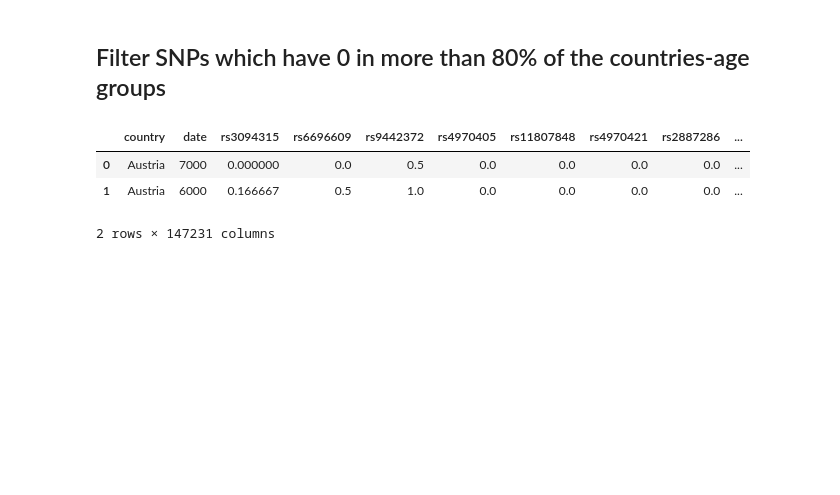
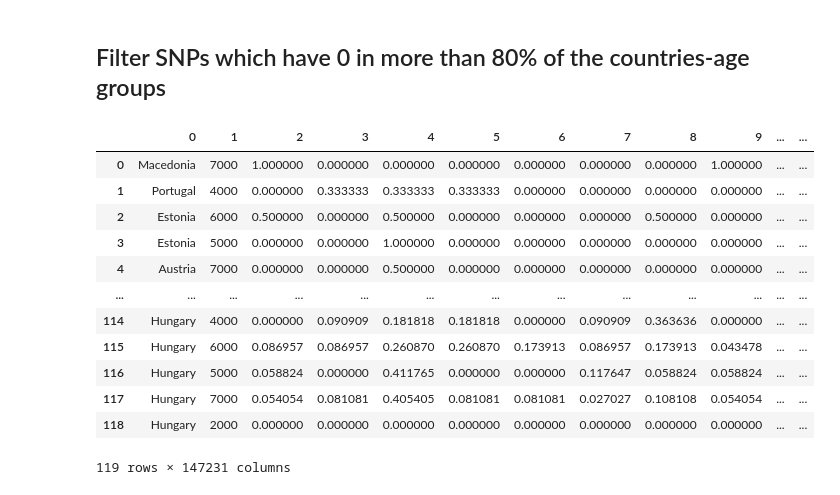
Before and after one commit to aradar46/Geographic_Population_Structure_GPS, a Jupyter notebook: 1_raw2freq.ipynb, the cells around one changed output. Cells and saved outputs as stored; diff of their text form; code cells hidden in the pictures; blank space fills up the shorter version.

```diff
--- a/1_raw2freq.ipynb
+++ b/1_raw2freq.ipynb
@@ -154,11 +159,22 @@ if __name__ == '__main__':
 # %% [markdown]
 ## Filter SNPs which have 0 in more than 80% of the countries-age groups
 # %%
+import pandas as pd
 df = pd.read_csv('Data/1_raw2freq/S1_freq.csv', sep='\t', header=None)
 #firts coumn name is country and from second to last column name is columns[5:]
-df.columns = ['country'] + columns[5:]
-# %% [output]
-|  | country | date | rs3094315 | rs6696609 | rs9442372 | rs4970405 | rs11807848 | rs4970421 | rs2887286 | ... |
-| 0 | Austria | 7000 | 0.000000 | 0.0 | 0.5 | 0.0 | 0.0 | 0.0 | 0.0 | ... |
-| 1 | Austria | 6000 | 0.166667 | 0.5 | 1.0 | 0.0 | 0.0 | 0.0 | 0.0 | ... |
-2 rows × 147231 columns
+# %%
+df
+# %% [output]
+|  | 0 | 1 | 2 | 3 | 4 | 5 | 6 | 7 | 8 | 9 | ... | ... |
+| 0 | Macedonia | 7000 | 1.000000 | 0.000000 | 0.000000 | 0.000000 | 0.000000 | 0.000000 | 0.000000 | 1.000000 | ... | ... |
+| 1 | Portugal | 4000 | 0.000000 | 0.333333 | 0.333333 | 0.333333 | 0.000000 | 0.000000 | 0.000000 | 0.000000 | ... | ... |
+| 2 | Estonia | 6000 | 0.500000 | 0.000000 | 0.500000 | 0.000000 | 0.000000 | 0.000000 | 0.500000 | 0.000000 | ... | ... |
+| 3 | Estonia | 5000 | 0.000000 | 0.000000 | 1.000000 | 0.000000 | 0.000000 | 0.000000 | 0.000000 | 0.000000 | ... | ... |
+| 4 | Austria | 7000 | 0.000000 | 0.000000 | 0.500000 | 0.000000 | 0.000000 | 0.000000 | 0.000000 | 0.000000 | ... | ... |
+| ... | ... | ... | ... | ... | ... | ... | ... | ... | ... | ... | ... | ... |
+| 114 | Hungary | 4000 | 0.000000 | 0.090909 | 0.181818 | 0.181818 | 0.000000 | 0.090909 | 0.363636 | 0.000000 | ... | ... |
+| 115 | Hungary | 6000 | 0.086957 | 0.086957 | 0.260870 | 0.260870 | 0.173913 | 0.086957 | 0.173913 | 0.043478 | ... | ... |
+| 116 | Hungary | 5000 | 0.058824 | 0.000000 | 0.411765 | 0.000000 | 0.000000 | 0.117647 | 0.058824 | 0.058824 | ... | ... |
+| 117 | Hungary | 7000 | 0.054054 | 0.081081 | 0.405405 | 0.081081 | 0.081081 | 0.027027 | 0.108108 | 0.054054 | ... | ... |
+| 118 | Hungary | 2000 | 0.000000 | 0.000000 | 0.000000 | 0.000000 | 0.000000 | 0.000000 | 0.000000 | 0.000000 | ... | ... |
+119 rows × 147231 columns
```
Also changed, not shown: parts of 8 cells of this notebook, 7 other files.
